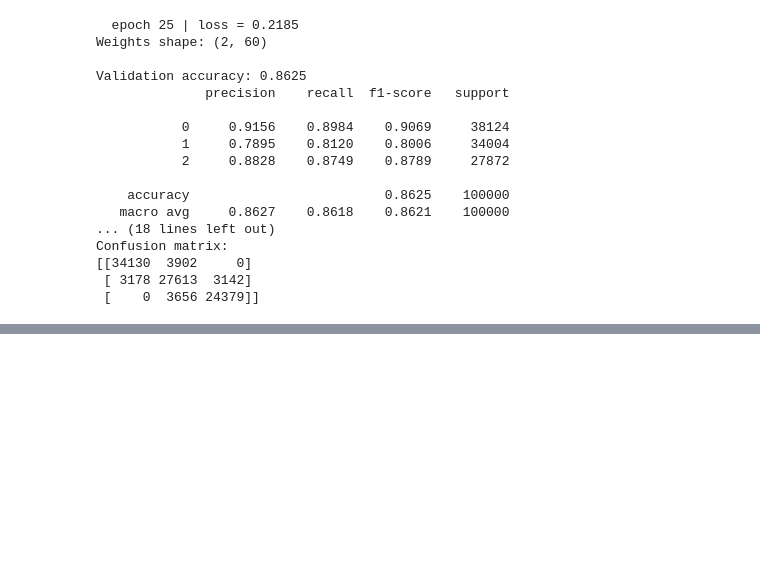
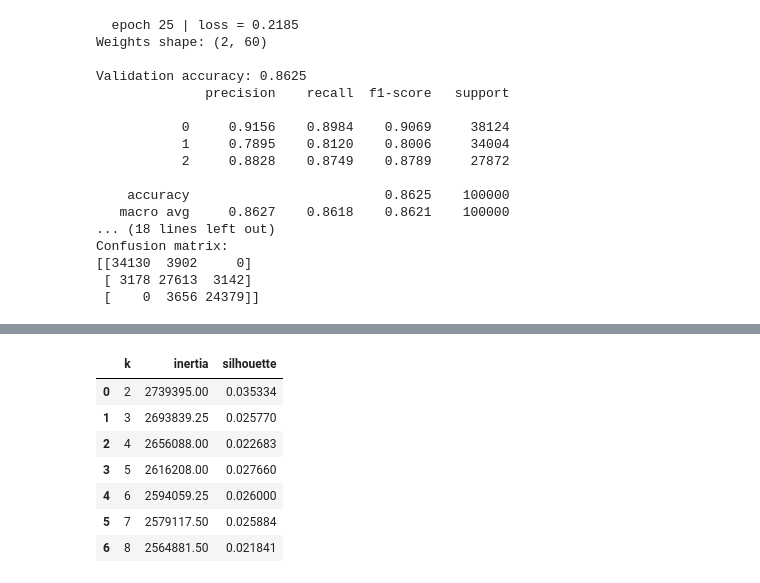
Before and after one commit to Nesma-Osama/E-Commerce-Shopper-Behavior-Amazon-Shopify-Based-, a Jupyter notebook: models.ipynb, the cells around one changed output, grey strips where cells are left out. Saved outputs shown, nothing was run; the diff lists cells and outputs as text; code cells hidden in the pictures; blank space fills up the shorter version.

```diff
--- a/models.ipynb
+++ b/models.ipynb
@@ -193,0 +491,17 @@ Confusion matrix:
+# %%
+X_train_cluster = np.load("X_train.npy", mmap_mode="r")
+y_train_segments = np.load("y_train_classified.npy").ravel()
+
+with open("preprocessing_pipeline.pkl", "rb") as f:
+    preprocessing_pipeline = pickle.load(f)
+
+try:
+    feature_names = list(preprocessing_pipeline.get_feature_names_out())
+except Exception:
+    feature_names = [f"feature_{i}" for i in range(X_train_cluster.shape[1])]
+
+if len(feature_names) != X_train_cluster.shape[1]:
+    feature_names = [f"feature_{i}" for i in range(X_train_cluster.shape[1])]
+
+print("Training matrix:", X_train_cluster.shape)
+print("Number of transformed features:", len(feature_names))
@@ -193,0 +525,24 @@ Confusion matrix:
+# %%
+k_values = range(2, 9)
+kmeans_diagnostics = []
+
+for k in k_values:
+    candidate = KMeans(n_clusters=k, random_state=RANDOM_STATE, n_init=10)
+    candidate_labels = candidate.fit_predict(X_kmeans_sample)
+    kmeans_diagnostics.append({
+        "k": k,
+        "inertia": candidate.inertia_,
+        "silhouette": silhouette_score(X_kmeans_sample, candidate_labels, sample_size=min(20_000, KMEANS_SAMPLE_SIZE), random_state=RANDOM_STATE),
+    })
+
+diagnostics_df = pd.DataFrame(kmeans_diagnostics)
+diagnostics_df
+# %% [output]
+|  | k | inertia | silhouette |
+| 0 | 2 | 2739395.00 | 0.035334 |
+| 1 | 3 | 2693839.25 | 0.025770 |
+| 2 | 4 | 2656088.00 | 0.022683 |
+| 3 | 5 | 2616208.00 | 0.027660 |
+| 4 | 6 | 2594059.25 | 0.026000 |
+| 5 | 7 | 2579117.50 | 0.025884 |
+| 6 | 8 | 2564881.50 | 0.021841 |
```
Also changed, not shown: parts of 24 cells of this notebook.
